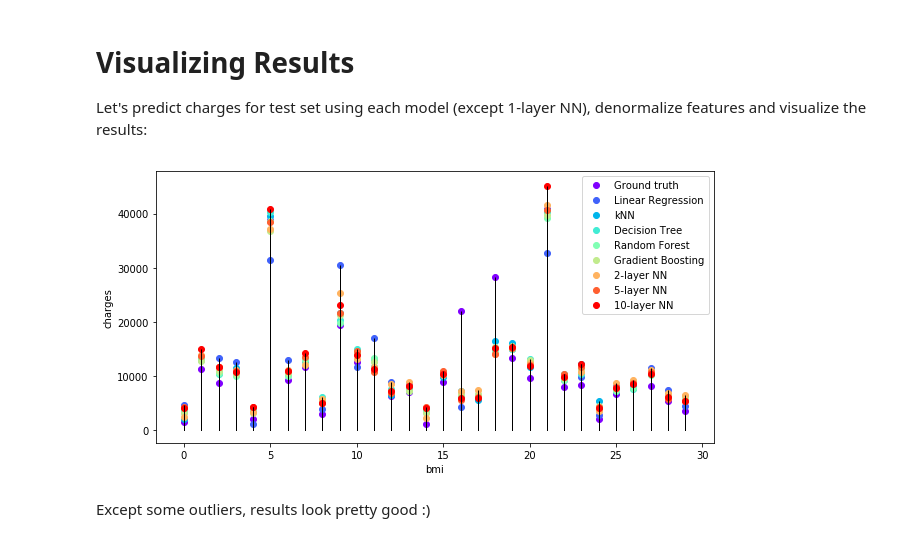
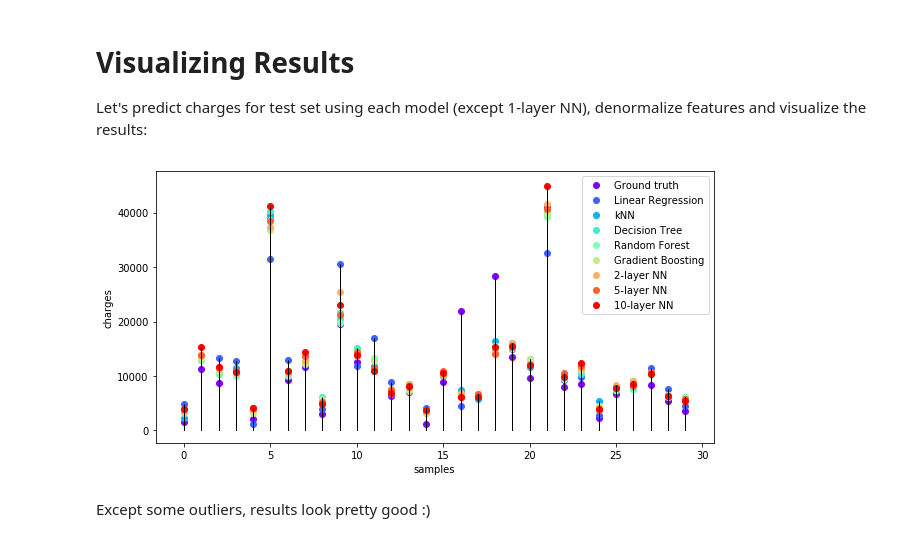
Before and after one commit to polochanina/health_insurance, a Jupyter notebook: Health Insurance Prediction.ipynb, the cells around one changed output. Cells and saved outputs as stored; diff of their text form; code cells hidden in the pictures.

```diff
--- a/Health Insurance Prediction.ipynb
+++ b/Health Insurance Prediction.ipynb
@@ -395,7 +395,7 @@ for n in num_layers:
     optimizer = torch.optim.Adam(model.parameters(), lr=1e-4)
     criterion = torch.nn.MSELoss()
 
-    for iter in range(10001):
+    for iter in range(14001):
 
         y_pred = model(train_x_tensor)
         train_loss = criterion(train_y_tensor, y_pred)
@@ -485,19 +485,19 @@ for model_name, model in models_dict.items():
 # %%
 from matplotlib import cm
 
 n = 30  # number of samples to display
 
 plt.figure(figsize=(10,5))
 colors = cm.rainbow(np.linspace(0, 1, len(test_y_predicted)))
 for ind, (model_name, y) in enumerate(test_y_predicted.items()):
     plt.scatter(list(range(n)), list(y[:n]), color=colors[ind], label=model_name)
     plt.vlines(np.arange(n), ymin=np.zeros(n), ymax=y[:n], linewidth=1)
-    plt.xlabel(c)
+    plt.xlabel('samples')
     plt.ylabel('charges')
 plt.legend()
 plt.show()
 # %% [output]
-[figure, old version]
+[figure, new version]
 # %% [markdown]
 Except some outliers, results look pretty good :)
 # %% [markdown]
```
Also changed, not shown: parts of 6 cells of this notebook.
